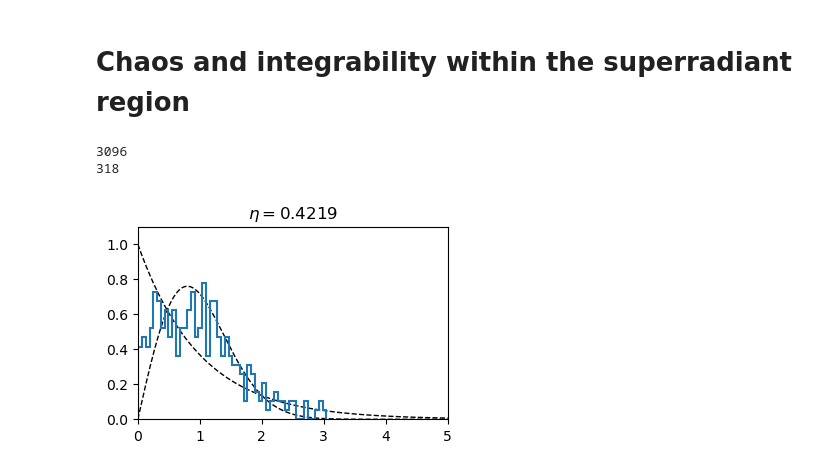
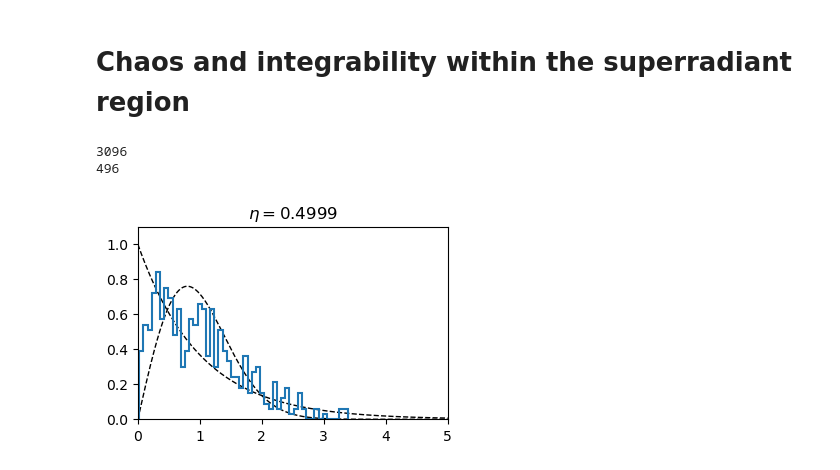
Before and after one commit to chuan97/dicke-dynamics, a Jupyter notebook: level_statistics.ipynb, the cells around one changed output. Cells and saved outputs as stored; diff of their text form; code cells hidden in the pictures.

```diff
--- a/level_statistics.ipynb
+++ b/level_statistics.ipynb
@@ -319,33 +319,33 @@ plt.show()
 # %%
 plt.rcParams['figure.figsize'] = (4, 2.5)
 
 N = 40
 N_photons_cutoff = 150
 
 wc = 1
 wz = 1 * wc
 lamc = 0.5 * np.sqrt(wc * wz)
-lam = 1.5
+lam = 2.0
 
 vals = np.load(f'data/spectra/sprectrum_dicke_{N}_{N_photons_cutoff}_{wc}_{wz}_{lam}.npy')
 print(len(vals))
 vals = vals[vals/(N/2) < -1]
 print(len(vals))
 level_spacings = (vals[1:] - vals[:-1])
 renormalized_spacings = level_spacings / level_stat.moving_average(level_spacings, 50) # unfolding: i.e. adjust for underlying level_density
 
 eta = level_stat.wigner_surmise_degree(renormalized_spacings, bins=1000)
 
 s = np.linspace(0, 5, 1000)
 plt.plot(s, np.exp(-s), c='k', ls='dashed', lw=1)
 wigner = lambda s: 0.5*np.pi*s * np.exp(-0.25*np.pi*s**2)
 plt.plot(s, wigner(s), c='k', ls='dashed', lw=1)
 plt.hist(renormalized_spacings, bins=50, density=True, histtype='step', lw=1.5)
 plt.title(rf'$\eta = {round(eta, 4)}$')
 plt.xlim(0, 5)
 plt.ylim(0, 1.1)
 plt.show()
 # %% [output]
 3096
-318
+496
-[figure, old version]
+[figure, new version]
```
Also changed, not shown: 3 other files.
